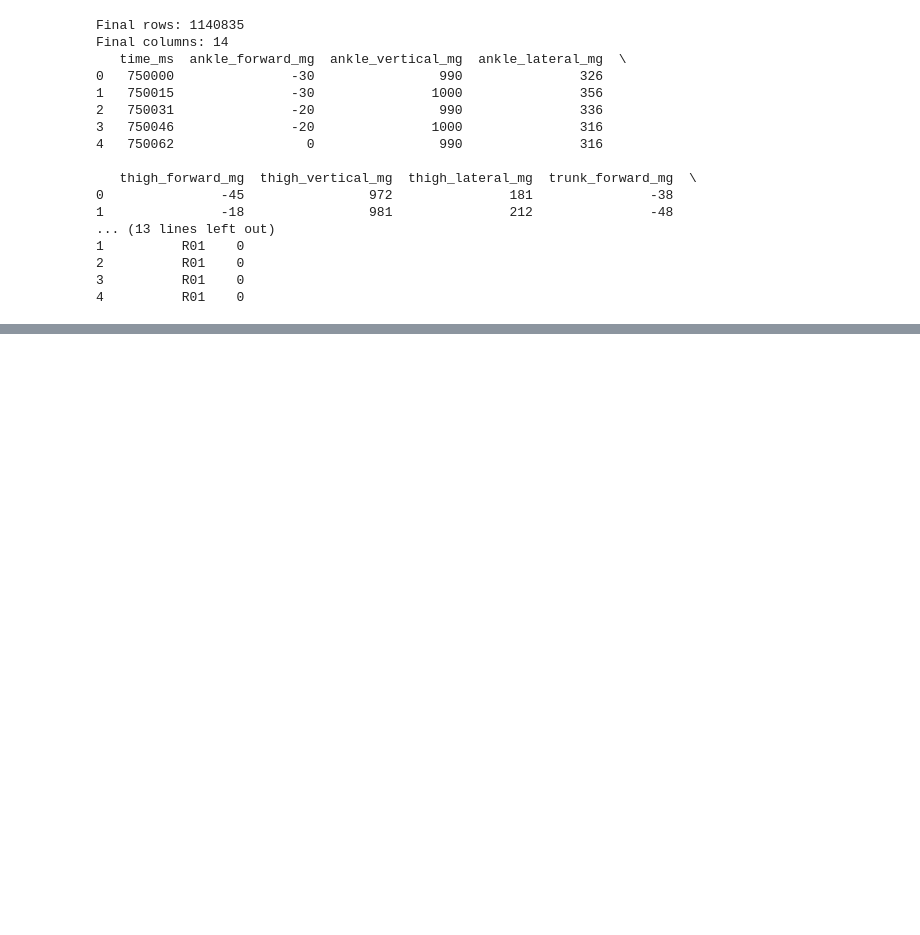
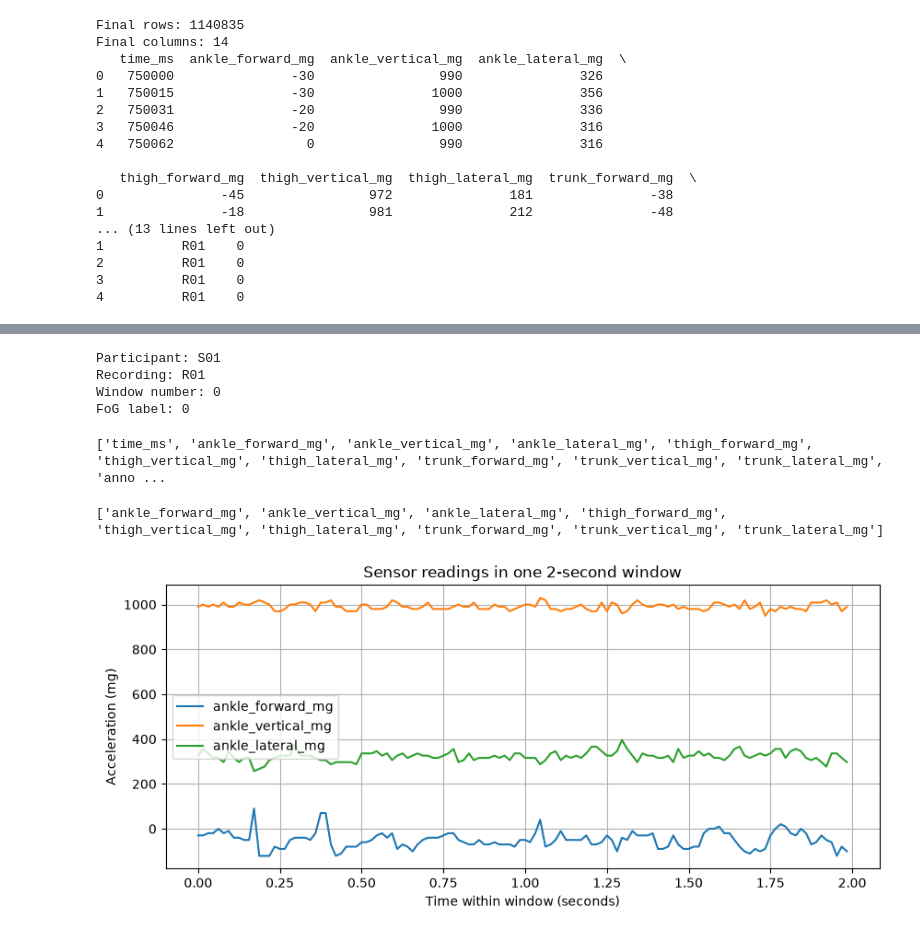
Before and after one commit to chiranjeevcsa-hub/Parkinsons-Freezing-Of-Gait, a Jupyter notebook: notebooks/02_preprocessing.ipynb, the cells around one changed output, grey strips where cells are left out. Drawn from its saved outputs; the diff is of its cells as text; code cells hidden in the pictures; blank space fills up the shorter version.

Commit message:
feat: add preprocessing and time windows

```diff
--- a/notebooks/02_preprocessing.ipynb
+++ b/notebooks/02_preprocessing.ipynb
@@ -110,0 +206,63 @@ Final columns: 14
+# %%
+selected_window = window_df.iloc[0]
+
+selected_participant = selected_window["participant_id"]
+selected_recording = selected_window["recording_id"]
+selected_window_number = selected_window["window_number"]
+
+print("Participant:", selected_participant)
+print("Recording:", selected_recording)
+print("Window number:", selected_window_number)
+print("FoG label:", selected_window["fog"])
+# %% [output]
+Participant: S01
+Recording: R01
+Window number: 0
+FoG label: 0
+# %%
+recording_data = preprocessed_df[
+    (preprocessed_df["participant_id"] == selected_participant)
+    & (preprocessed_df["recording_id"] == selected_recording)
+].sort_values("time_ms").reset_index(drop=True)
+# %%
+start_row = int(selected_window_number * window_size)
+
+one_window = recording_data.iloc[
+    start_row:start_row + window_size
+].copy()
+# %%
+one_window["time_seconds"] = (
+    one_window["time_ms"] - one_window["time_ms"].iloc[0]
+) / 1000
+# %%
+print(preprocessed_df.columns.tolist())
+# %% [output]
+['time_ms', 'ankle_forward_mg', 'ankle_vertical_mg', 'ankle_lateral_mg', 'thigh_forward_mg', 'thigh_vertical_mg', 'thigh_lateral_mg', 'trunk_forward_mg', 'trunk_vertical_mg', 'trunk_lateral_mg', 'anno ...
+# %%
+sensor_columns = [
+    column
+    for column in preprocessed_df.columns
+    if column.endswith("_mg")
+]
+
+print(sensor_columns)
+# %% [output]
+['ankle_forward_mg', 'ankle_vertical_mg', 'ankle_lateral_mg', 'thigh_forward_mg', 'thigh_vertical_mg', 'thigh_lateral_mg', 'trunk_forward_mg', 'trunk_vertical_mg', 'trunk_lateral_mg']
+# %%
+plt.figure(figsize=(10, 4))
+
+for column in sensor_columns[:3]:
+    plt.plot(
+        one_window["time_seconds"],
+        one_window[column],
+        label=column
+    )
+
+plt.xlabel("Time within window (seconds)")
+plt.ylabel("Acceleration (mg)")
+plt.title("Sensor readings in one 2-second window")
+plt.legend()
+plt.grid(True)
+plt.show()
+# %% [output]
+[figure, added]
```
Also changed, not shown: parts of 12 cells of this notebook.
